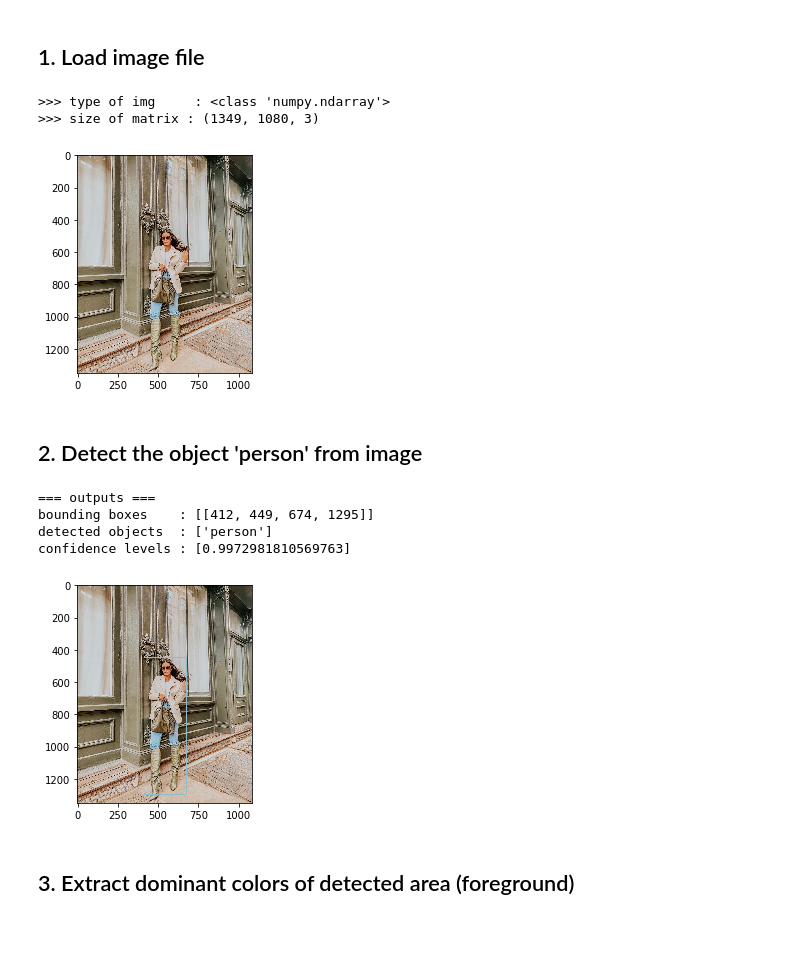
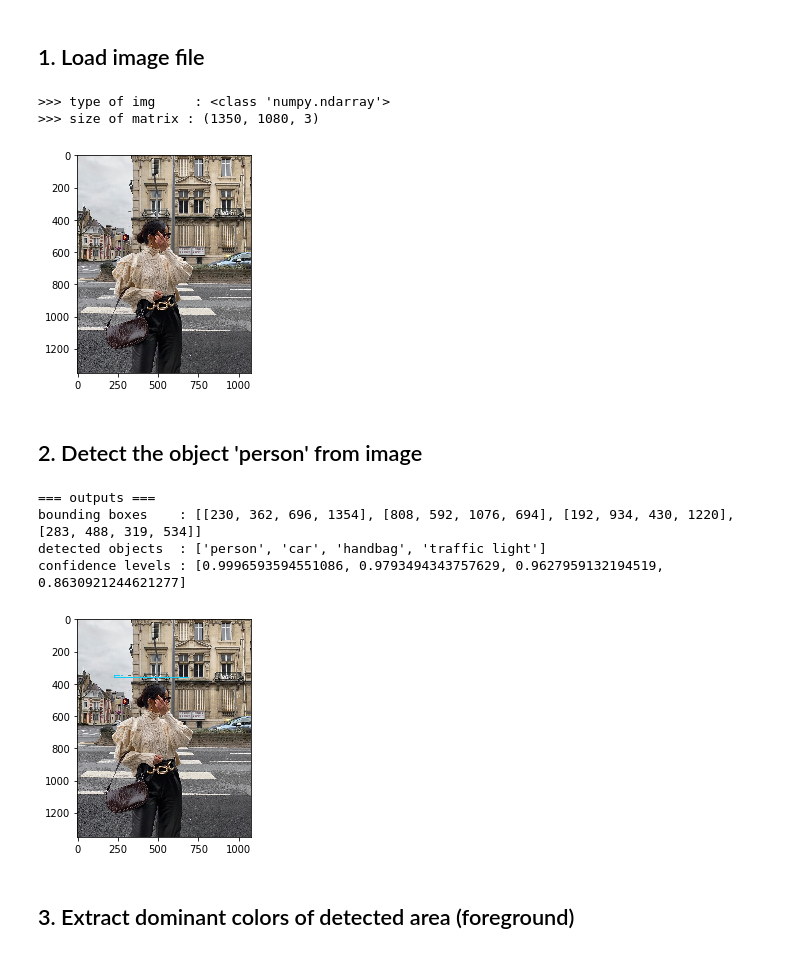
Before and after one commit to sam351/Trip_Fashion_Recommend, a Jupyter notebook: color_extract/foreground_extract.ipynb, the cells around one changed output. Drawn from its saved outputs; the diff is of its cells as text; code cells hidden in the pictures.

```diff
--- a/color_extract/foreground_extract.ipynb
+++ b/color_extract/foreground_extract.ipynb
@@ -17,18 +17,18 @@ Using TensorFlow backend.
 # %% [markdown]
 ## 1. Load image file
 # %%
-file_path = '../data/pictures_thecatwilliams/thecatwilliams_004_502Likes.png'
+file_path = '../data/pictures_tissemrz/tissemrz_024_3116Likes.png'
 img = cv2.imread(file_path)
 img = cv2.cvtColor(img, cv2.COLOR_BGR2RGB)
 
 print(f'>>> type of img     : {type(img)}')
 print(f'>>> size of matrix : {img.shape}')
 plt.imshow(img)
 plt.show()
 # %% [output]
 >>> type of img     : <class 'numpy.ndarray'>
->>> size of matrix : (1349, 1080, 3)
+>>> size of matrix : (1350, 1080, 3)
-[figure, old version]
+[figure, new version]
 # %% [markdown]
 ## 2. Detect the object 'person' from image
 # %%
@@ -64,10 +64,10 @@ else:   # Exceptional case : No person is detected
     plt.show()
 # %% [output]
 === outputs ===
-bounding boxes    : [[412, 449, 674, 1295]]
-detected objects  : ['person']
-confidence levels : [0.9972981810569763]
+bounding boxes    : [[230, 362, 696, 1354], [808, 592, 1076, 694], [192, 934, 430, 1220], [283, 488, 319, 534]]
+detected objects  : ['person', 'car', 'handbag', 'traffic light']
+confidence levels : [0.9996593594551086, 0.9793494343757629, 0.9627959132194519, 0.8630921244621277]
-[figure, old version]
+[figure, new version]
 # %% [markdown]
 ## 3. Extract dominant colors of detected area (foreground)
 # %% [markdown]
```
Also changed, not shown: parts of 4 cells of this notebook.
